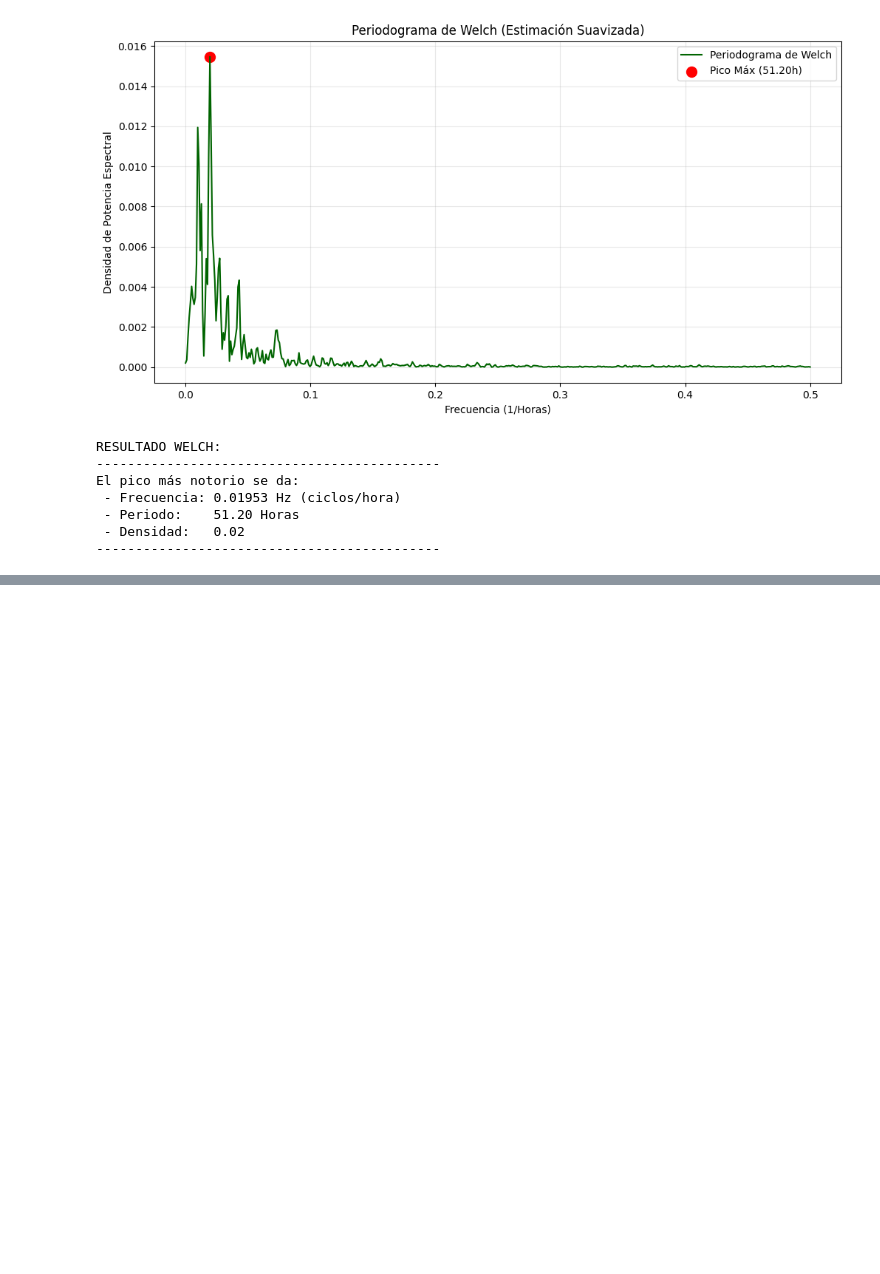
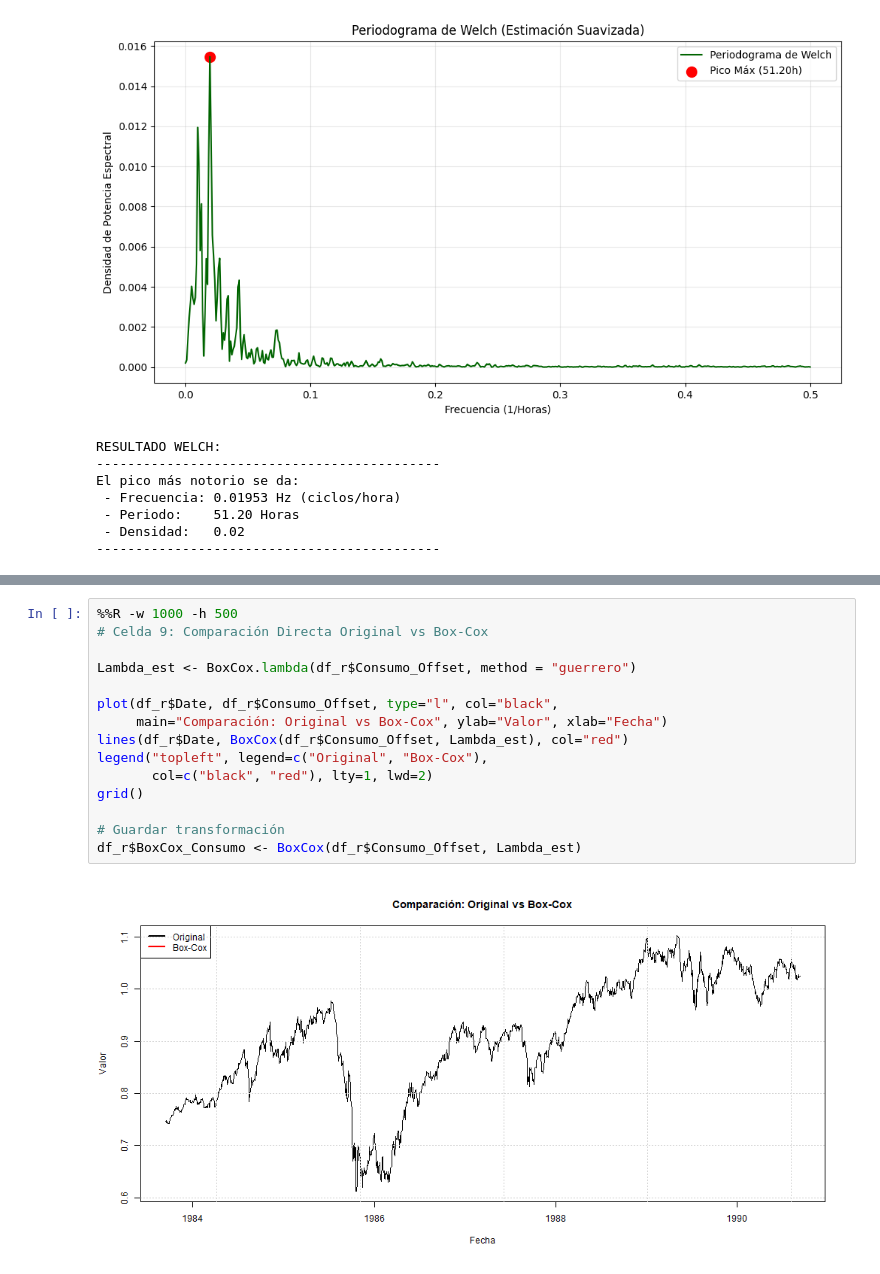
Before and after one commit to Plealm/Prediccion_Probabilistica, a Jupyter notebook: codigo_final_organizado/Aplicaciones/Aplicaciones_con_analisis/exchange_analisis.ipynb, the cells around one changed output, grey strips where cells are left out. Drawn from its saved outputs; the diff is of its cells as text; blank space fills up the shorter version.

```diff
--- a/codigo_final_organizado/Aplicaciones/Aplicaciones_con_analisis/exchange_analisis.ipynb
+++ b/codigo_final_organizado/Aplicaciones/Aplicaciones_con_analisis/exchange_analisis.ipynb
@@ -1429,0 +1633,17 @@ print(f"\n✅ ¡PROCESO FINALIZADO! Revisa la carpeta: {os.path.abspath(output_f
+# %%
+%%R -w 1000 -h 500
+# Celda 9: Comparación Directa Original vs Box-Cox
+
+Lambda_est <- BoxCox.lambda(df_r$Consumo_Offset, method = "guerrero")
+
+plot(df_r$Date, df_r$Consumo_Offset, type="l", col="black",
+     main="Comparación: Original vs Box-Cox", ylab="Valor", xlab="Fecha")
+lines(df_r$Date, BoxCox(df_r$Consumo_Offset, Lambda_est), col="red")
+legend("topleft", legend=c("Original", "Box-Cox"),
+       col=c("black", "red"), lty=1, lwd=2)
+grid()
+
+# Guardar transformación
+df_r$BoxCox_Consumo <- BoxCox(df_r$Consumo_Offset, Lambda_est)
+# %% [output]
+[figure, added]
```
Also changed, not shown: parts of 59 cells of this notebook, 49 other files.
